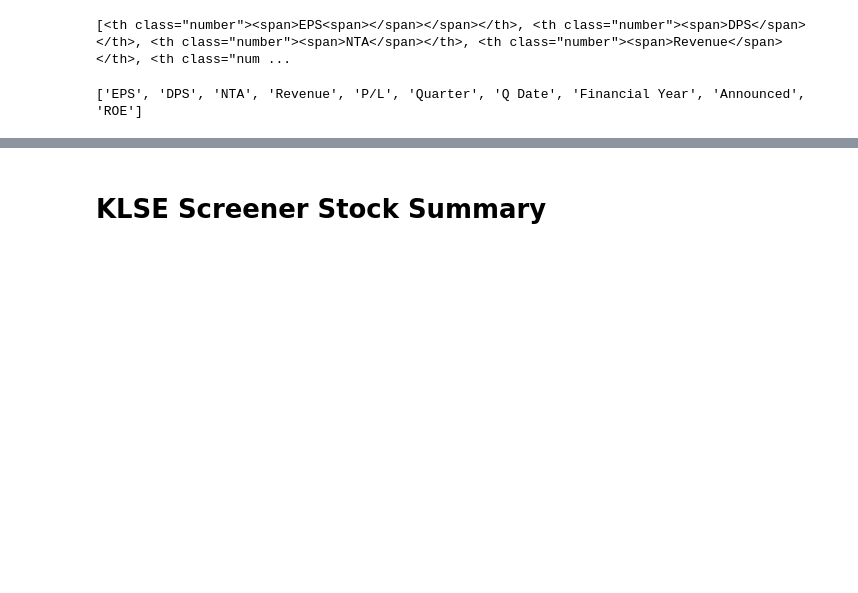
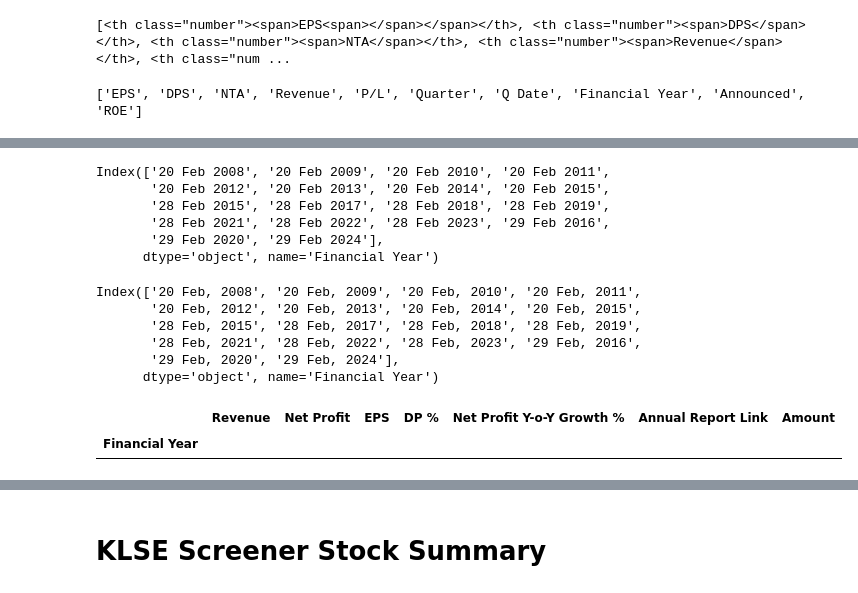
Before and after one commit to yeesem/Web-Scraping, a Jupyter notebook: Web_Scraping_KLSE_SCREENER.ipynb, the cells around one changed output, grey strips where cells are left out. Saved outputs shown, nothing was run; the diff lists cells and outputs as text; code cells hidden in the pictures; blank space fills up the shorter version.

```diff
--- a/Web_Scraping_KLSE_SCREENER.ipynb
+++ b/Web_Scraping_KLSE_SCREENER.ipynb
@@ -315,7 +336,7 @@ print(titles)
 # %% [output]
 ['EPS', 'DPS', 'NTA', 'Revenue', 'P/L', 'Quarter', 'Q Date', 'Financial Year', 'Announced', 'ROE']
 # %%
-incompleted_title = table.find_all('th')
+incompleted_title = table[0].find_all('th')
 
 print(incompleted_title)
 # %% [output]
@@ -351,5 +415,5 @@ table.find_all('tr')
 # %%
-column_data = table.find_all('tr')
+column_data = table[0].find_all('tr')
 # %%
 annual_data = []
 for row in column_data[1:]:
@@ -404,0 +562,23 @@ df
+# %%
+dividend_summary.index
+# %% [output]
+Index(['20 Feb 2008', '20 Feb 2009', '20 Feb 2010', '20 Feb 2011',
+       '20 Feb 2012', '20 Feb 2013', '20 Feb 2014', '20 Feb 2015',
+       '28 Feb 2015', '28 Feb 2017', '28 Feb 2018', '28 Feb 2019',
+       '28 Feb 2021', '28 Feb 2022', '28 Feb 2023', '29 Feb 2016',
+       '29 Feb 2020', '29 Feb 2024'],
+      dtype='object', name='Financial Year')
+# %%
+df.index
+# %% [output]
+Index(['20 Feb, 2008', '20 Feb, 2009', '20 Feb, 2010', '20 Feb, 2011',
+       '20 Feb, 2012', '20 Feb, 2013', '20 Feb, 2014', '20 Feb, 2015',
+       '28 Feb, 2015', '28 Feb, 2017', '28 Feb, 2018', '28 Feb, 2019',
+       '28 Feb, 2021', '28 Feb, 2022', '28 Feb, 2023', '29 Feb, 2016',
+       '29 Feb, 2020', '29 Feb, 2024'],
+      dtype='object', name='Financial Year')
+# %%
+pd.merge(df, dividend_summary, left_index=True, right_index=True)
+# %% [output]
+|  | Revenue | Net Profit | EPS | DP % | Net Profit Y-o-Y Growth % | Annual Report Link | Amount |
+| Financial Year |  |  |  |  |  |  |  |
```
Also changed, not shown: parts of 30 cells of this notebook.
